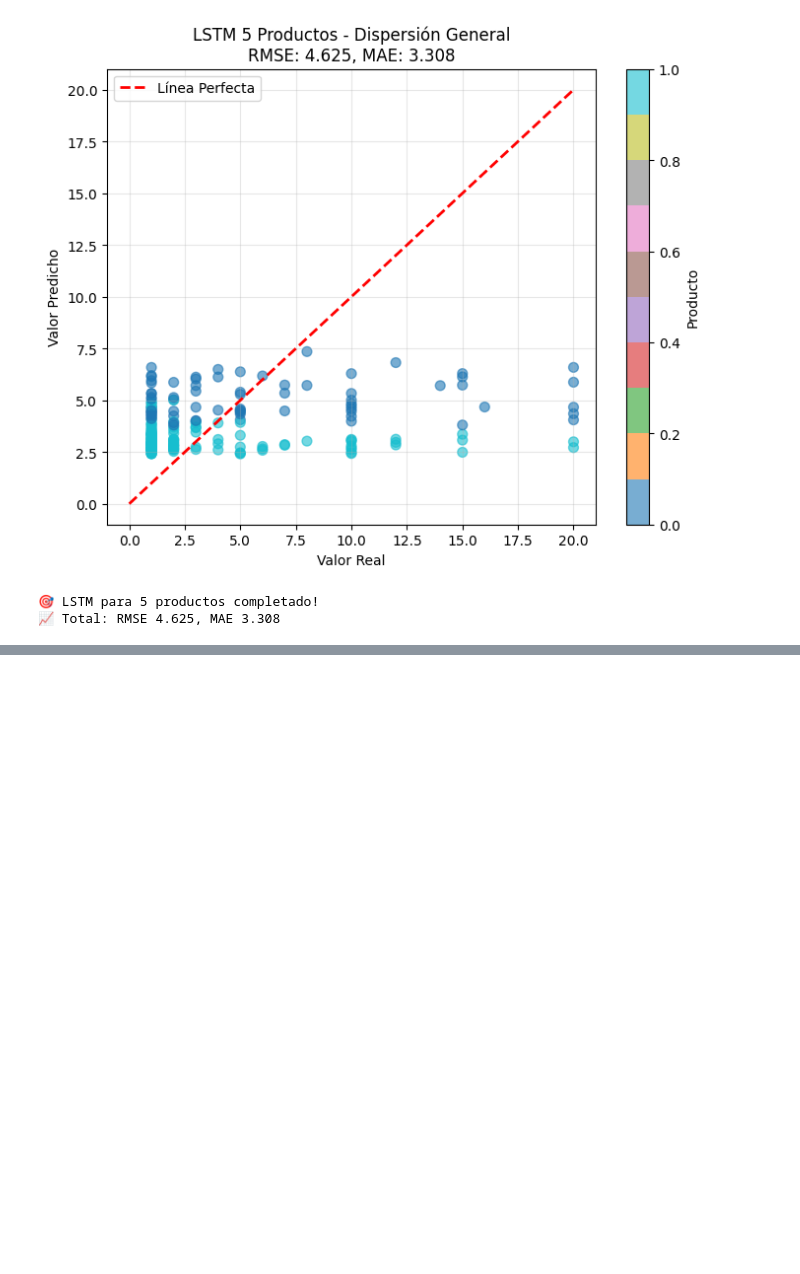
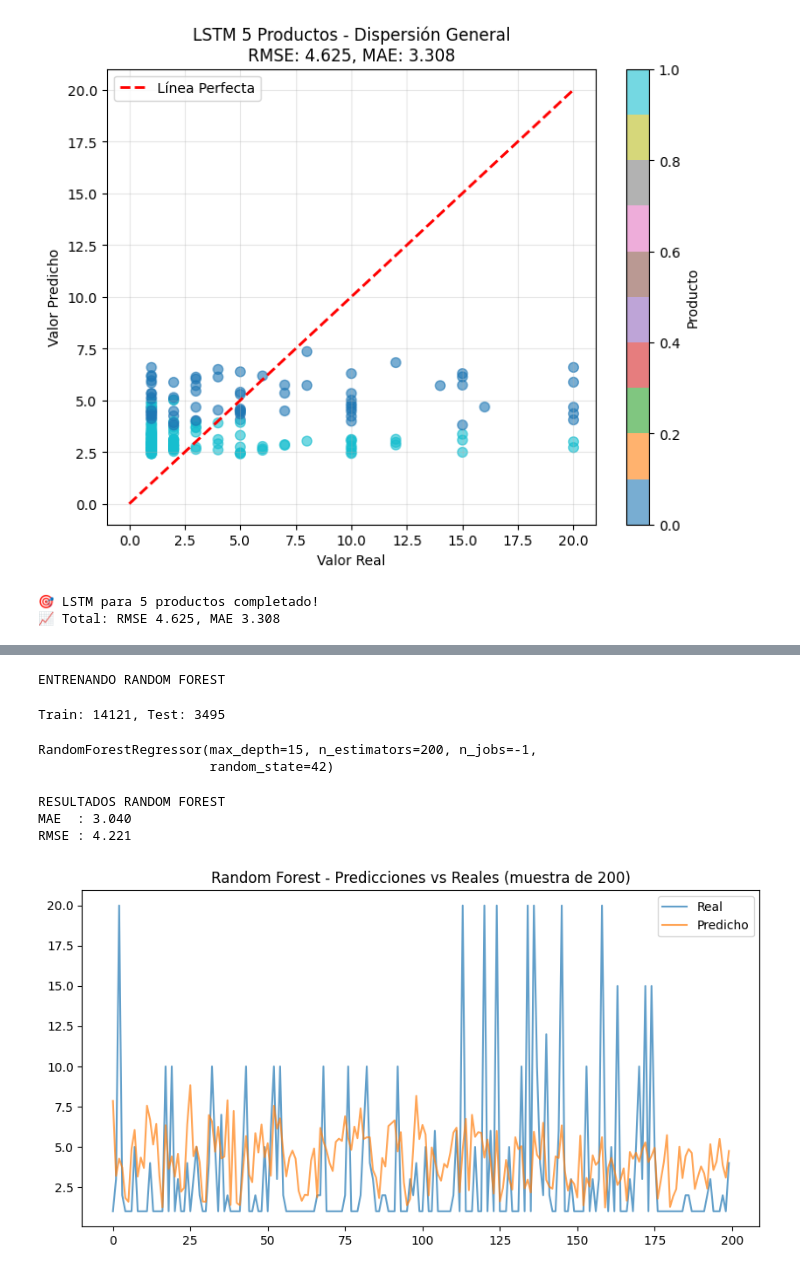
Before and after one commit to aladelca/pc1_20252_metodologia_data_science, a Jupyter notebook: notebooks/02_model_experimentation.ipynb, the cells around one changed output, grey strips where cells are left out. Saved outputs shown, nothing was run; the diff lists cells and outputs as text; code cells hidden in the pictures; blank space fills up the shorter version.

Commit message:
agregar otros modelos de ML

```diff
--- a/notebooks/02_model_experimentation.ipynb
+++ b/notebooks/02_model_experimentation.ipynb
@@ -467,0 +479,65 @@ MAE Total:  3.3084
+# %%
+# ------------------------------
+# EXPERIMENTO 1 - RANDOM FOREST
+# ------------------------------
+from sklearn.ensemble import RandomForestRegressor
+from sklearn.metrics import mean_absolute_error, mean_squared_error
+import numpy as np
+import matplotlib.pyplot as plt
+
+print("ENTRENANDO RANDOM FOREST")
+# %% [output]
+ENTRENANDO RANDOM FOREST
+# %%
+# 1. Ordenar datos por fecha y dividir en train/test
+df_sorted = df_filtered.sort_values("parsed_date")
+split_date = df_sorted["parsed_date"].quantile(0.8)
+
+train_mask = df_sorted["parsed_date"] <= split_date
+test_mask = df_sorted["parsed_date"] > split_date
+
+X_train = df_sorted.loc[train_mask, available_features]
+X_test = df_sorted.loc[test_mask, available_features]
+y_train = df_sorted.loc[train_mask, "units_sold"]
+y_test = df_sorted.loc[test_mask, "units_sold"]
+
+print(f"Train: {len(X_train)}, Test: {len(X_test)}")
+# %% [output]
+Train: 14121, Test: 3495
+# %%
+# 2. Entrenar modelo
+rf = RandomForestRegressor(
+    n_estimators=200,
+    max_depth=15,
+    random_state=42,
+    n_jobs=-1
+)
+rf.fit(X_train, y_train)
+# %% [output]
+RandomForestRegressor(max_depth=15, n_estimators=200, n_jobs=-1,
+                      random_state=42)
+# %%
+# 3. Predicciones
+y_pred = rf.predict(X_test)
+# %%
+# 4. Evaluación
+mae = mean_absolute_error(y_test, y_pred)
+rmse = np.sqrt(mean_squared_error(y_test, y_pred))
+
+print("RESULTADOS RANDOM FOREST")
+print(f"MAE  : {mae:.3f}")
+print(f"RMSE : {rmse:.3f}")
+# %% [output]
+RESULTADOS RANDOM FOREST
+MAE  : 3.040
+RMSE : 4.221
+# %%
+# 5. Visualización predicciones vs reales
+plt.figure(figsize=(10,5))
+plt.plot(y_test.values[:200], label="Real", alpha=0.7)
+plt.plot(y_pred[:200], label="Predicho", alpha=0.7)
+plt.legend()
+plt.title("Random Forest - Predicciones vs Reales (muestra de 200)")
+plt.show()
+# %% [output]
+[figure, added]
```
Also changed, not shown: parts of 18 cells of this notebook, 2 other files.
